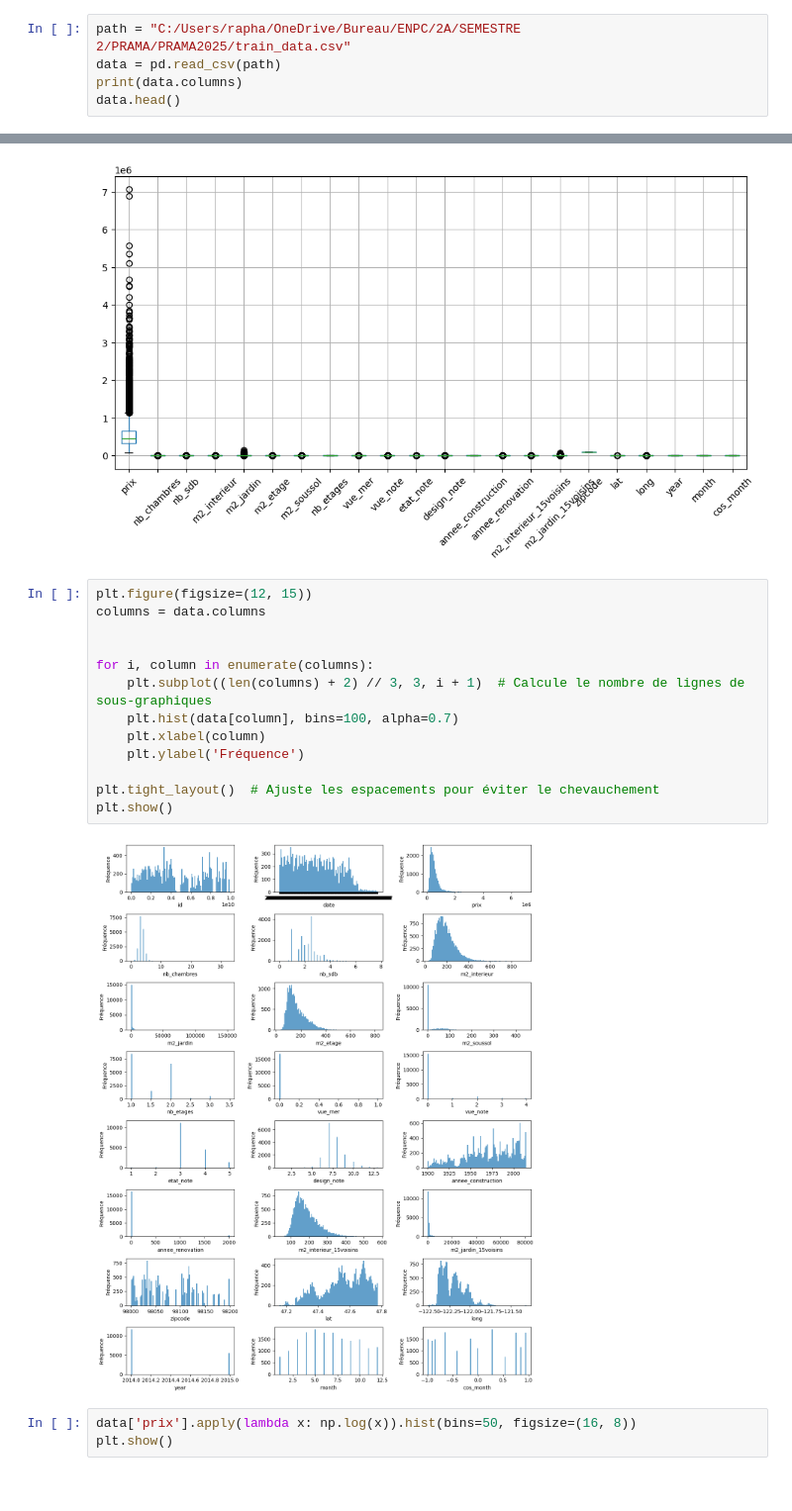
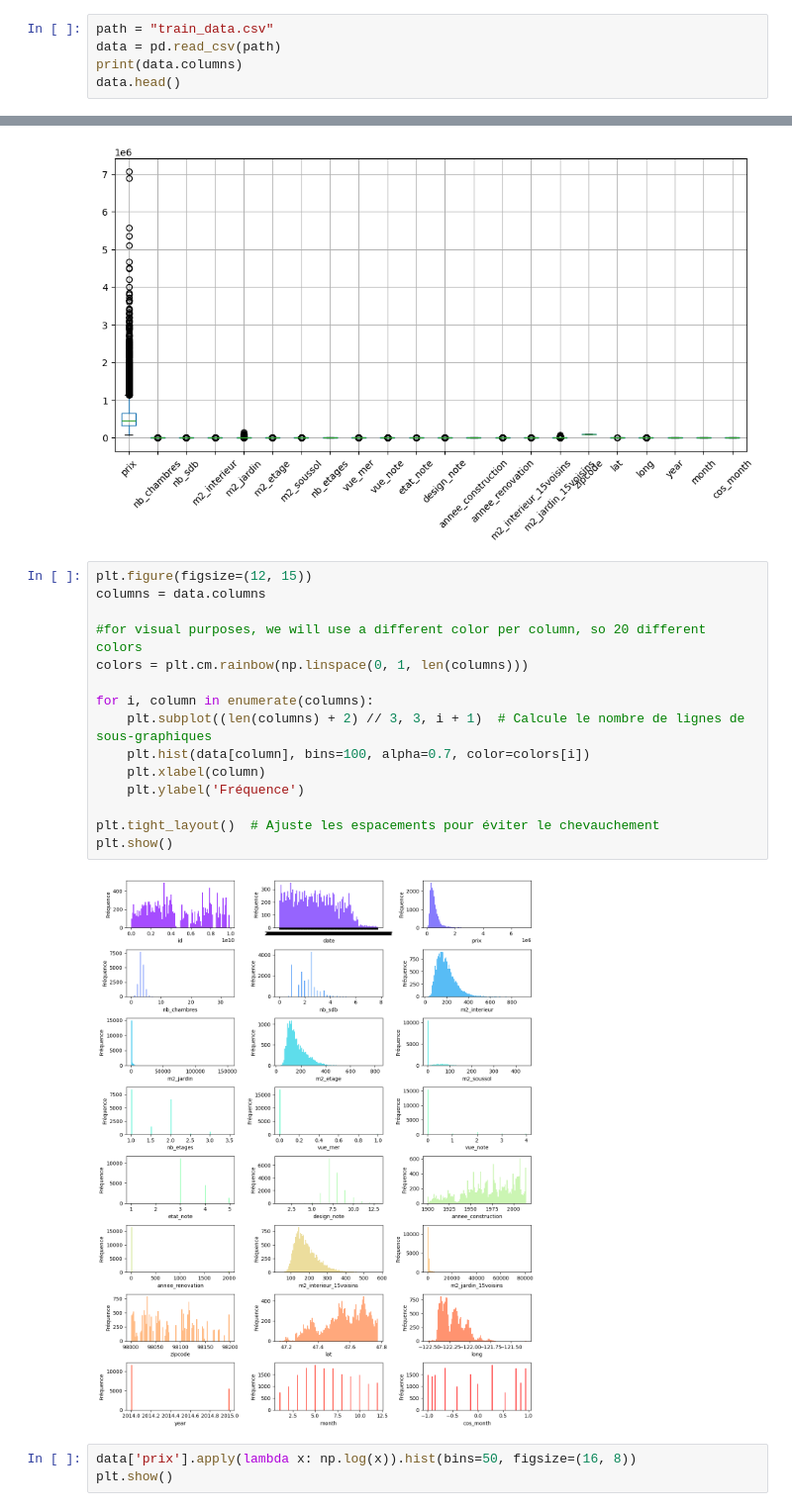
Before and after one commit to flarab29/PRAMA2025, a Jupyter notebook: etude_prama.ipynb, the cells around one changed output, grey strips where cells are left out. Shown at 99% size. Saved outputs shown, nothing was run; the diff lists cells and outputs as text.

```diff
--- a/etude_prama.ipynb
+++ b/etude_prama.ipynb
@@ -60,7 +60,7 @@ import scipy.stats as scy
 from statsmodels.api import OLS
 from statsmodels.tools.tools import add_constant
 # %%
-path = "C:/Users/rapha/OneDrive/Bureau/ENPC/2A/SEMESTRE 2/PRAMA/PRAMA2025/train_data.csv"
+path = "train_data.csv"
 data = pd.read_csv(path)
 print(data.columns)
 data.head()
@@ -127,18 +127,20 @@ plt.show()
 # %%
 plt.figure(figsize=(12, 15))
 columns = data.columns
 
+#for visual purposes, we will use a different color per column, so 20 different colors
+colors = plt.cm.rainbow(np.linspace(0, 1, len(columns)))
 
 for i, column in enumerate(columns):
     plt.subplot((len(columns) + 2) // 3, 3, i + 1)  # Calcule le nombre de lignes de sous-graphiques
-    plt.hist(data[column], bins=100, alpha=0.7)
+    plt.hist(data[column], bins=100, alpha=0.7, color=colors[i])
     plt.xlabel(column)
     plt.ylabel('Fréquence')
 
 plt.tight_layout()  # Ajuste les espacements pour éviter le chevauchement
 plt.show()
 # %% [output]
-[figure, old version]
+[figure, new version]
 # %%
 data['prix'].apply(lambda x: np.log(x)).hist(bins=50, figsize=(16, 8))
 plt.show()
```
Also changed, not shown: parts of 2 cells of this notebook.
